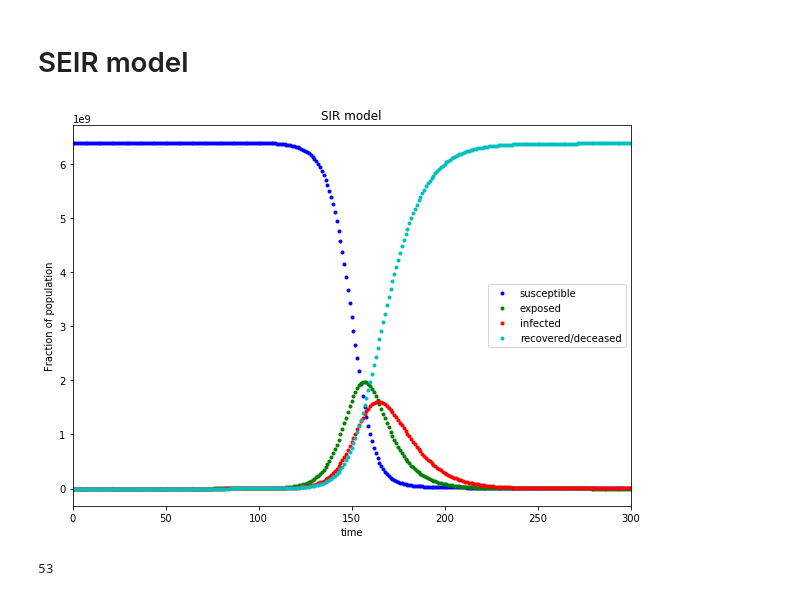
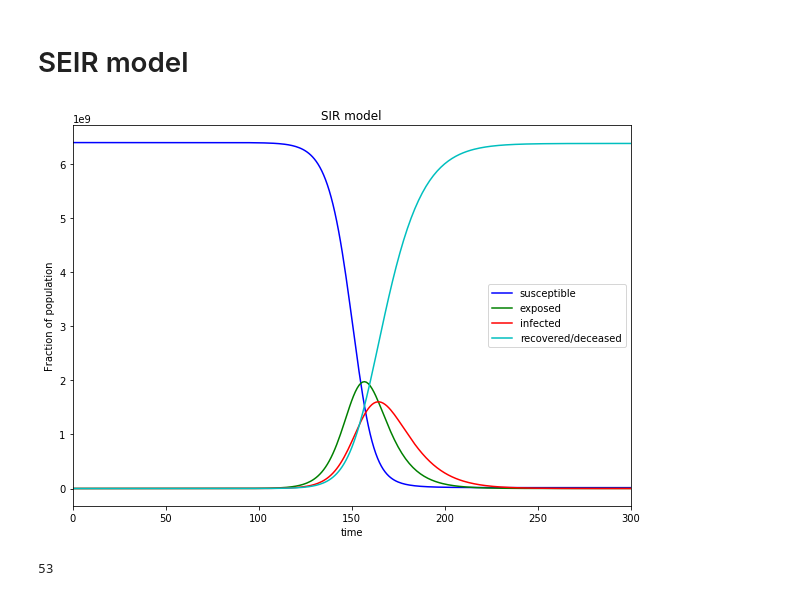
Before and after one commit to Aveek-Saha/CovidAnalysis, a Jupyter notebook: Epidemiology_modeling .ipynb, the cells around one changed output. Cells and saved outputs as stored; diff of their text form; code cells hidden in the pictures.

Commit message:
Neater graphs

```diff
--- a/Epidemiology_modeling .ipynb
+++ b/Epidemiology_modeling .ipynb
@@ -400,18 +400,18 @@ ret = odeint(deriv, y0, [i for i in range(1000)], args=(N, beta, gamma, sigma))
 S, E, I, R = ret.T
 # %%
 f = plt.figure(figsize=(10,7))
-plt.plot(S, 'b.', label='susceptible');
-plt.plot(E, 'g.', label='exposed');
-plt.plot(I, 'r.', label='infected');
-plt.plot(R, 'c.', label='recovered/deceased');
+plt.plot(S, 'b', label='susceptible');
+plt.plot(E, 'g', label='exposed');
+plt.plot(I, 'r', label='infected');
+plt.plot(R, 'c', label='recovered/deceased');
 plt.title("SIR model")
 plt.xlabel("time", fontsize=10);
 plt.ylabel("Fraction of population", fontsize=10);
 plt.legend(loc='best')
 plt.xlim(0,300)
 plt.show()
 # %% [output]
-[figure, old version]
+[figure, new version]
 # %%
 train = 0.8
 index = math.ceil(train * len(df['Confirmed'].values))
```
Also changed, not shown: parts of 2 cells of this notebook.
